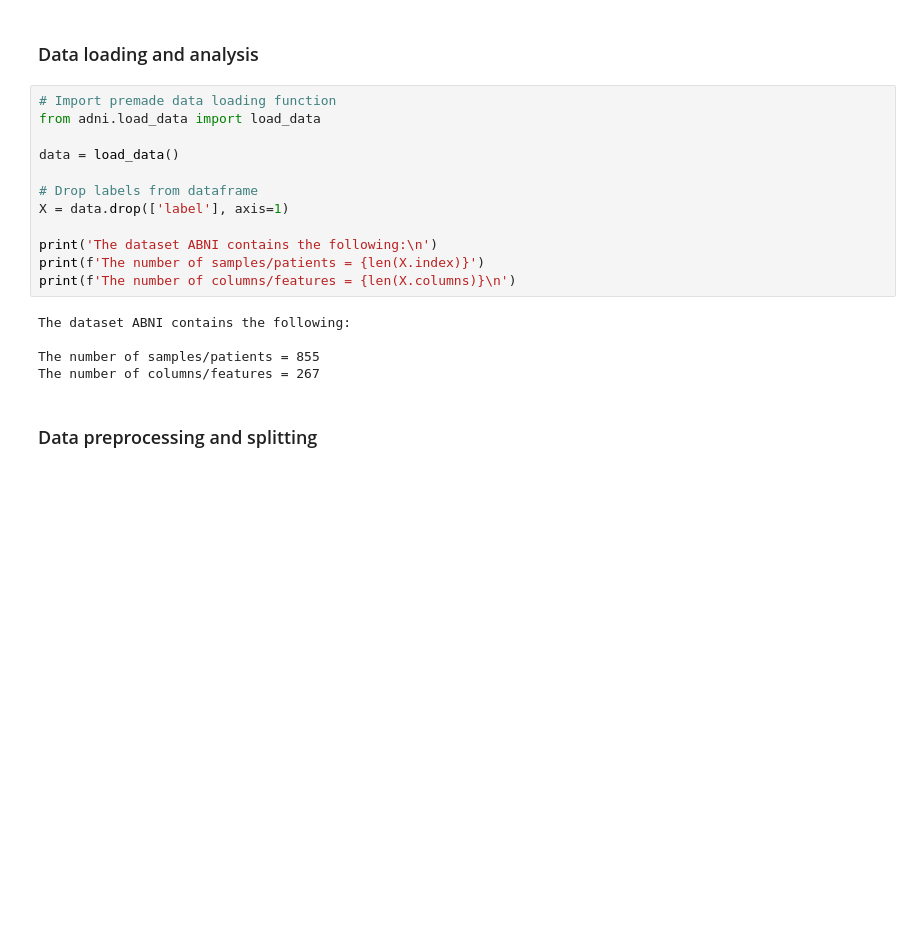
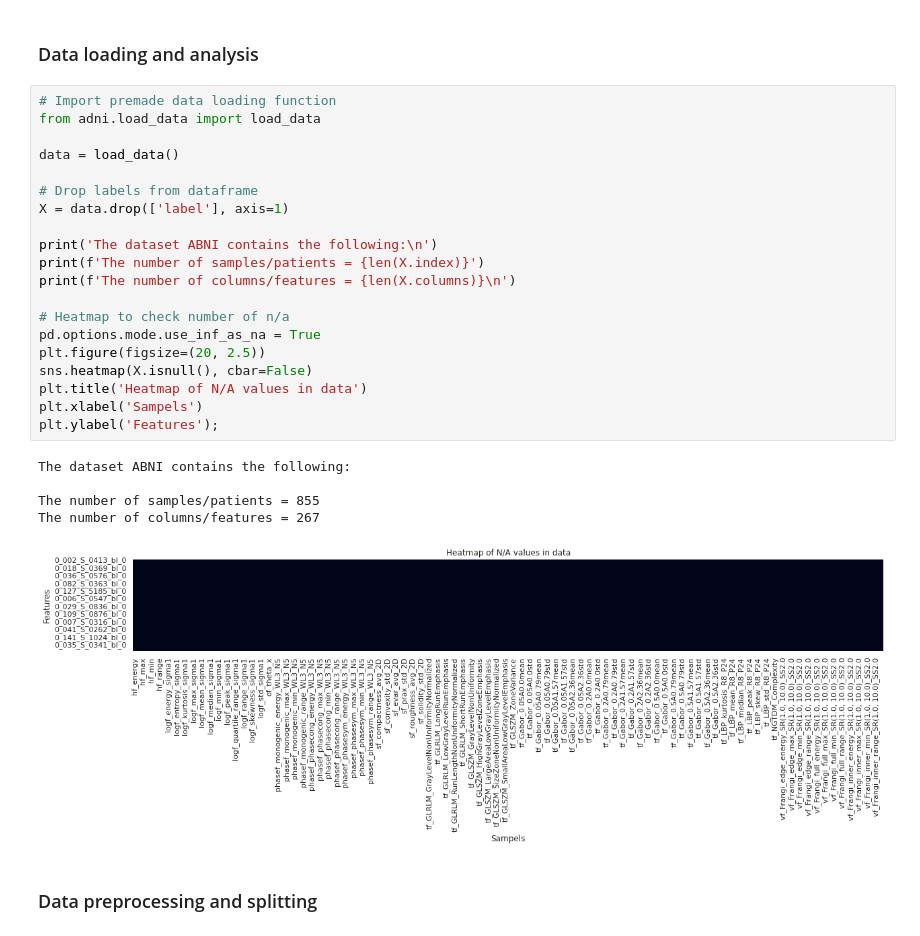
Before and after one commit to Enzo-Kerkhof/TM10007_PROJECT, a Jupyter notebook: assignment.ipynb, the cells around one changed output. Saved outputs shown, nothing was run; the diff lists cells and outputs as text; blank space fills up the shorter version.

Commit message:
Added heatmaps

```diff
--- a/assignment.ipynb
+++ b/assignment.ipynb
@@ -37,20 +37,29 @@ from sklearn import neighbors
 # %%
 # Import premade data loading function
 from adni.load_data import load_data
 
 data = load_data()
 
 # Drop labels from dataframe
 X = data.drop(['label'], axis=1)
 
 print('The dataset ABNI contains the following:\n')
 print(f'The number of samples/patients = {len(X.index)}')
 print(f'The number of columns/features = {len(X.columns)}\n')
+
+# Heatmap to check number of n/a
+pd.options.mode.use_inf_as_na = True
+plt.figure(figsize=(20, 2.5))
+sns.heatmap(X.isnull(), cbar=False)
+plt.title('Heatmap of N/A values in data')
+plt.xlabel('Sampels')
+plt.ylabel('Features');
 # %% [output]
 The dataset ABNI contains the following:
 
 The number of samples/patients = 855
 The number of columns/features = 267
+[figure, added]
 # %% [markdown]
 ### Data preprocessing and splitting
 # %%
```
Also changed, not shown: parts of 5 cells of this notebook.
